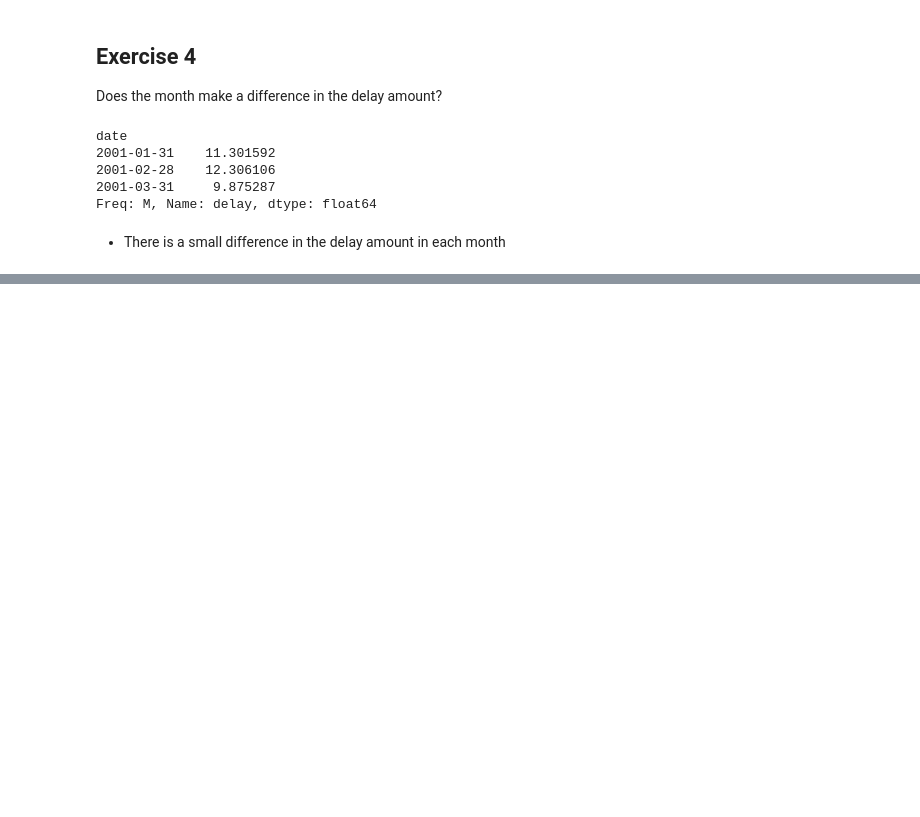
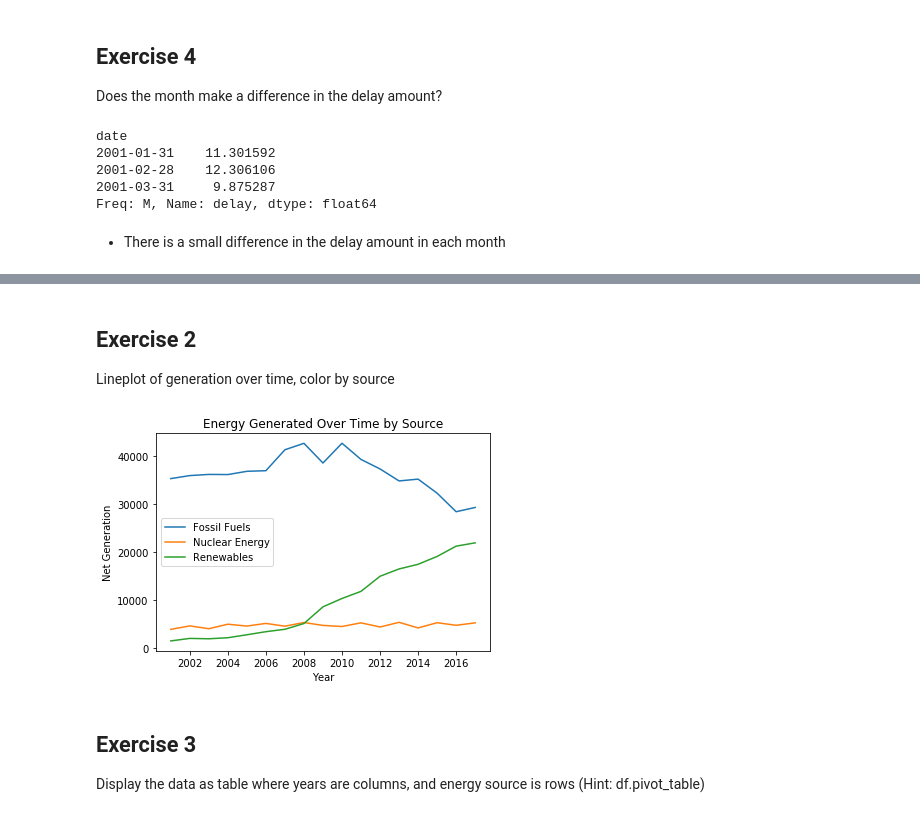
Before and after one commit to gilbert-noriega-ii/time-series-exercises, a Jupyter notebook: time-series-manipulation.ipynb, the cells around one changed output, grey strips where cells are left out. Drawn from its saved outputs; the diff is of its cells as text; code cells hidden in the pictures; blank space fills up the shorter version.

```diff
--- a/time-series-manipulation.ipynb
+++ b/time-series-manipulation.ipynb
@@ -431,0 +464,4 @@ Freq: M, Name: delay, dtype: float64
+# %%
+iowa = iowa.merge(year_total, left_on = 'year', right_on = 'year')
+# %%
+iowa['percent_total'] = iowa.net_generation_x / iowa.net_generation_y
@@ -431,0 +470,4 @@ Freq: M, Name: delay, dtype: float64
+# %%
+iowa = iowa.set_index('year').sort_index()
+# %%
+iowa = iowa.set_index(iowa.index.year)
@@ -431,0 +495,15 @@ Freq: M, Name: delay, dtype: float64
+# %% [markdown]
+## Exercise 2
+Lineplot of generation over time, color by source
+# %%
+iowa.groupby('source').net_generation_x.plot()
+plt.title('Energy Generated Over Time by Source')
+plt.xlabel('Year')
+plt.ylabel('Net Generation')
+plt.legend()
+plt.show()
+# %% [output]
+[figure, added]
+# %% [markdown]
+## Exercise 3
+Display the data as table where years are columns, and energy source is rows (Hint: df.pivot_table)
```
Also changed, not shown: parts of 44 cells of this notebook.
